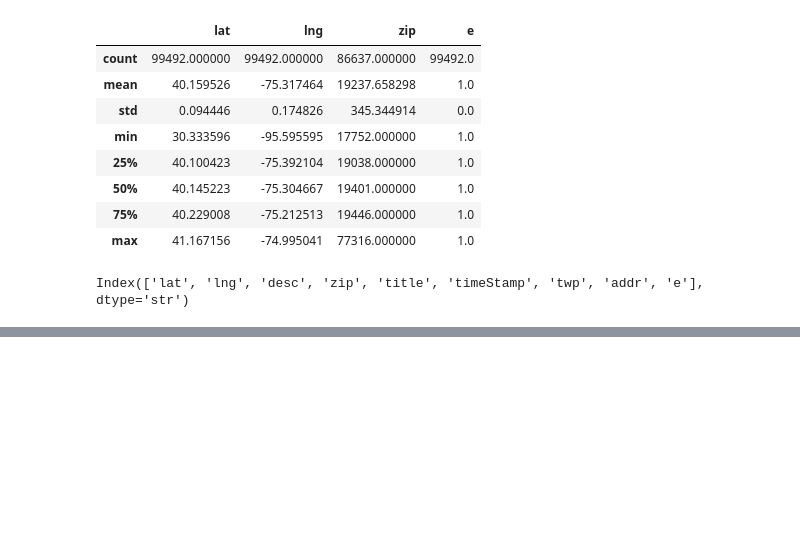
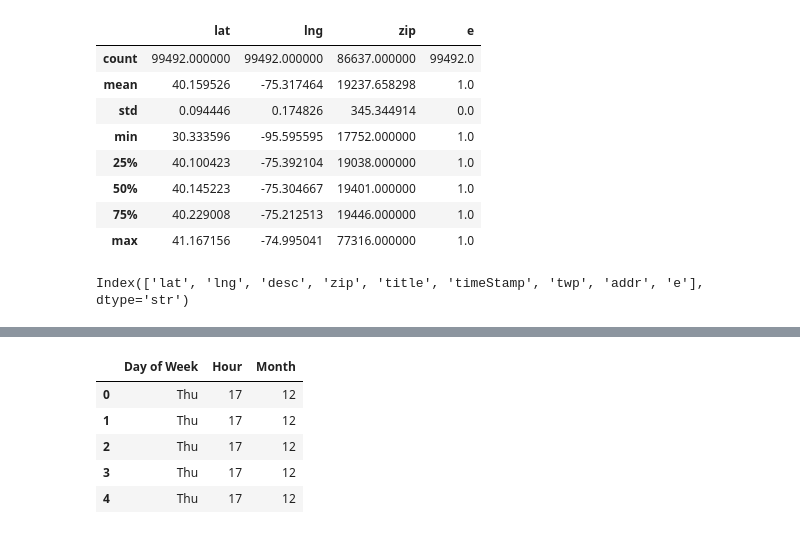
Before and after one commit to yeasiny71/911-calls-analytics, a Jupyter notebook: notebooks/eda.ipynb, the cells around one changed output, grey strips where cells are left out. Cells and saved outputs as stored; diff of their text form; code cells hidden in the pictures; blank space fills up the shorter version.

```diff
--- a/notebooks/eda.ipynb
+++ b/notebooks/eda.ipynb
@@ -52,0 +99,9 @@ Index(['lat', 'lng', 'desc', 'zip', 'title', 'timeStamp', 'twp', 'addr', 'e'], d
+# %%
+df[['Day of Week','Hour','Month']].head()
+# %% [output]
+|  | Day of Week | Hour | Month |
+| 0 | Thu | 17 | 12 |
+| 1 | Thu | 17 | 12 |
+| 2 | Thu | 17 | 12 |
+| 3 | Thu | 17 | 12 |
+| 4 | Thu | 17 | 12 |
```
Also changed, not shown: parts of 16 cells of this notebook, 1 other file.
